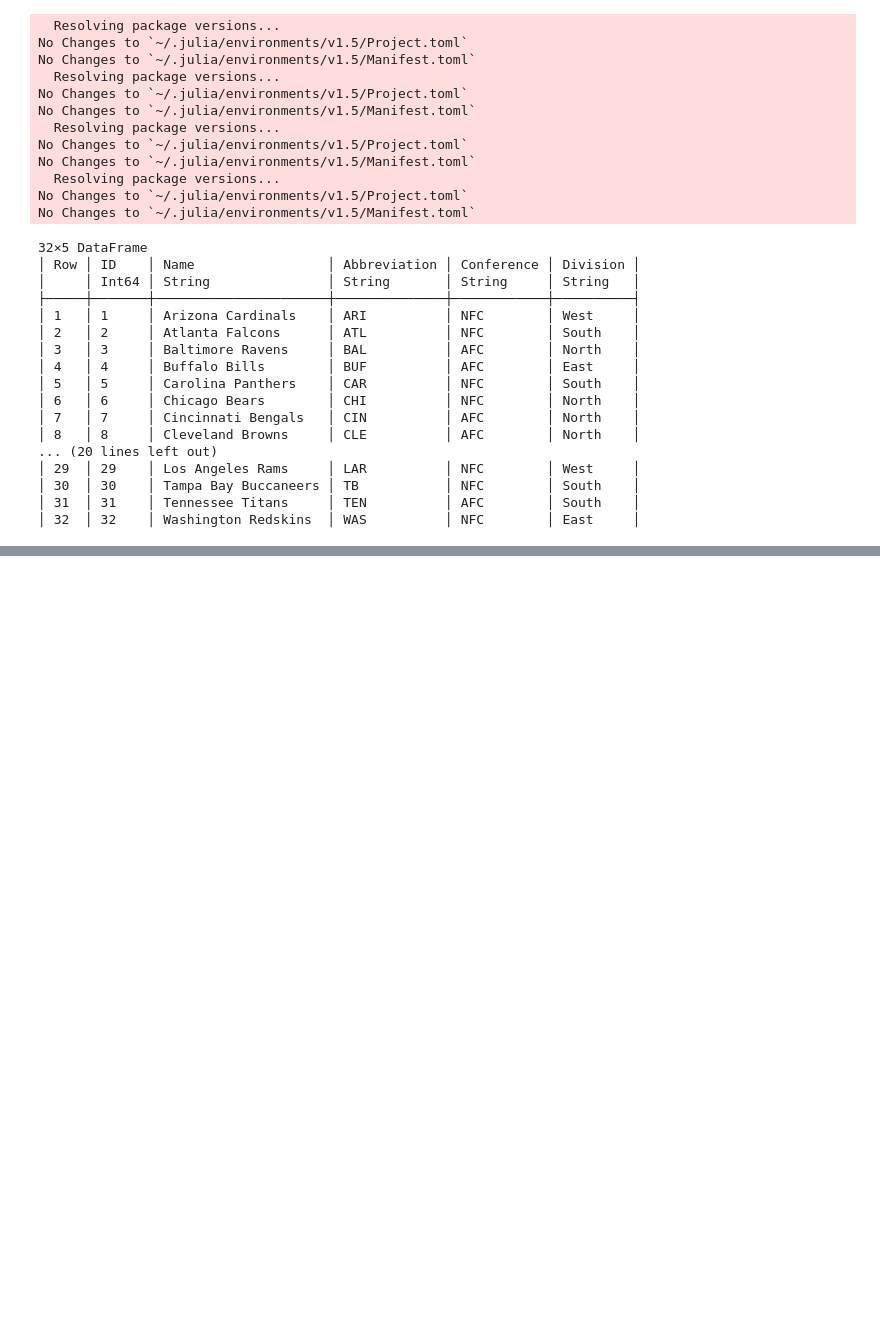
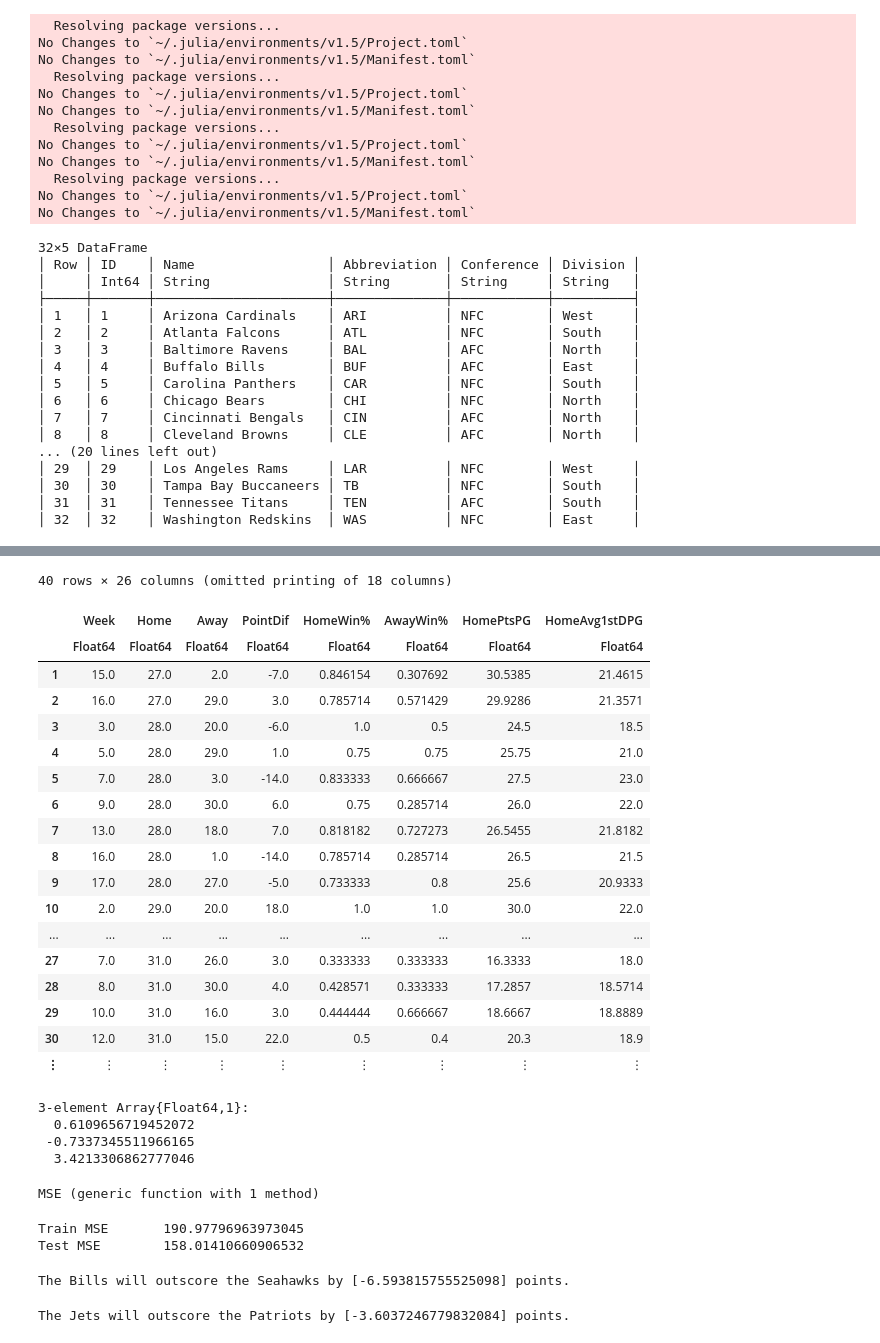
Before and after one commit to mnercessian/ORIE4741proj, a Jupyter notebook: Predicting NFL Game Outcomes.ipynb, the cells around one changed output, grey strips where cells are left out. Cells and saved outputs as stored; diff of their text form; code cells hidden in the pictures; blank space fills up the shorter version.

```diff
--- a/Predicting NFL Game Outcomes.ipynb
+++ b/Predicting NFL Game Outcomes.ipynb
@@ -235,0 +515,72 @@ final
+# %%
+train = predict[1:200,:]
+test = predict[201:end,:]
+# %% [output]
+40 rows × 26 columns (omitted printing of 18 columns)
+|  | Week | Home | Away | PointDif | HomeWin% | AwayWin% | HomePtsPG | HomeAvg1stDPG |
+|  | Float64 | Float64 | Float64 | Float64 | Float64 | Float64 | Float64 | Float64 |
+| 1 | 15.0 | 27.0 | 2.0 | -7.0 | 0.846154 | 0.307692 | 30.5385 | 21.4615 |
+| 2 | 16.0 | 27.0 | 29.0 | 3.0 | 0.785714 | 0.571429 | 29.9286 | 21.3571 |
+| 3 | 3.0 | 28.0 | 20.0 | -6.0 | 1.0 | 0.5 | 24.5 | 18.5 |
+| 4 | 5.0 | 28.0 | 29.0 | 1.0 | 0.75 | 0.75 | 25.75 | 21.0 |
+| 5 | 7.0 | 28.0 | 3.0 | -14.0 | 0.833333 | 0.666667 | 27.5 | 23.0 |
+| 6 | 9.0 | 28.0 | 30.0 | 6.0 | 0.75 | 0.285714 | 26.0 | 22.0 |
+| 7 | 13.0 | 28.0 | 18.0 | 7.0 | 0.818182 | 0.727273 | 26.5455 | 21.8182 |
+| 8 | 16.0 | 28.0 | 1.0 | -14.0 | 0.785714 | 0.285714 | 26.5 | 21.5 |
+| 9 | 17.0 | 28.0 | 27.0 | -5.0 | 0.733333 | 0.8 | 25.6 | 20.9333 |
+| 10 | 2.0 | 29.0 | 20.0 | 18.0 | 1.0 | 1.0 | 30.0 | 22.0 |
+| ... | ... | ... | ... | ... | ... | ... | ... | ... |
+| 27 | 7.0 | 31.0 | 26.0 | 3.0 | 0.333333 | 0.333333 | 16.3333 | 18.0 |
+| 28 | 8.0 | 31.0 | 30.0 | 4.0 | 0.428571 | 0.333333 | 17.2857 | 18.5714 |
+| 29 | 10.0 | 31.0 | 16.0 | 3.0 | 0.444444 | 0.666667 | 18.6667 | 18.8889 |
+| 30 | 12.0 | 31.0 | 15.0 | 22.0 | 0.5 | 0.4 | 20.3 | 18.9 |
+| ⋮ | ⋮ | ⋮ | ⋮ | ⋮ | ⋮ | ⋮ | ⋮ | ⋮ |
+# %%
+train_x = hcat(train[:HomePtsPG], train[:AwayPtsPG], ones(size(train)[1]))
+train_y = train[:PointDif]
+test_x = hcat(test[:HomePtsPG], test[:AwayPtsPG], ones(size(test)[1]))
+test_y = test[:PointDif]
+w = Xtrain \ Ytrain
+# %% [output]
+3-element Array{Float64,1}:
+  0.6109656719452072
+ -0.7337345511966165
+  3.4213306862777046
+# %%
+function MSE(y, pred)
+    return mean((y - pred).^2)
+end
+# %% [output]
+MSE (generic function with 1 method)
+# %%
+train_pred = train_x*w
+test_pred = test_x*w
+
+train_MSE = MSE(train_y, train_pred)
+test_MSE = MSE(test_y, test_pred)
+
+println("Train MSE\t", train_MSE)
+println("Test MSE \t", test_MSE)
+# %% [output]
+Train MSE       190.97796963973045
+Test MSE        158.01410660906532
+# %%
+hTeam = "Bills"
+aTeam = "Seahawks"
+h_2020_ppg = 24.8
+a_2020_ppg = 34.3
+X = [h_2020_ppg a_2020_ppg 1]
+pd = X*w
+print("The $hTeam will outscore the $aTeam by $pd points.")
+# %% [output]
+The Bills will outscore the Seahawks by [-6.593815755525098] points.
+# %%
+hTeam = "Jets"
+aTeam = "Patriots"
+h_2020_ppg = 11.8
+a_2020_ppg = 19.4
+X = [h_2020_ppg a_2020_ppg 1]
+pd = X*w
+print("The $hTeam will outscore the $aTeam by $pd points.")
+# %% [output]
+The Jets will outscore the Patriots by [-3.6037246779832084] points.
```
Also changed, not shown: parts of 19 cells of this notebook, 1 other file.
